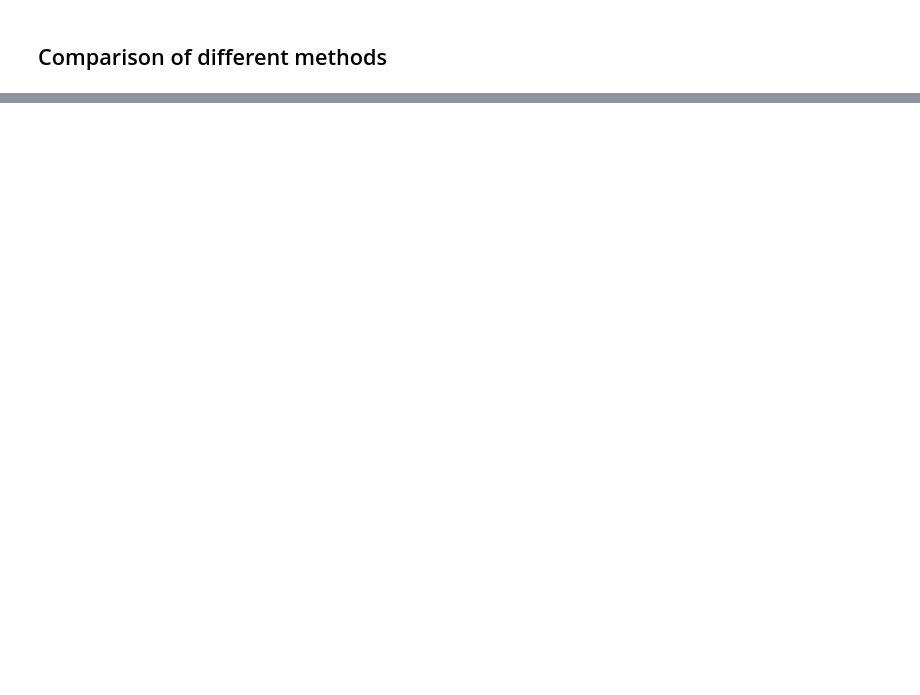
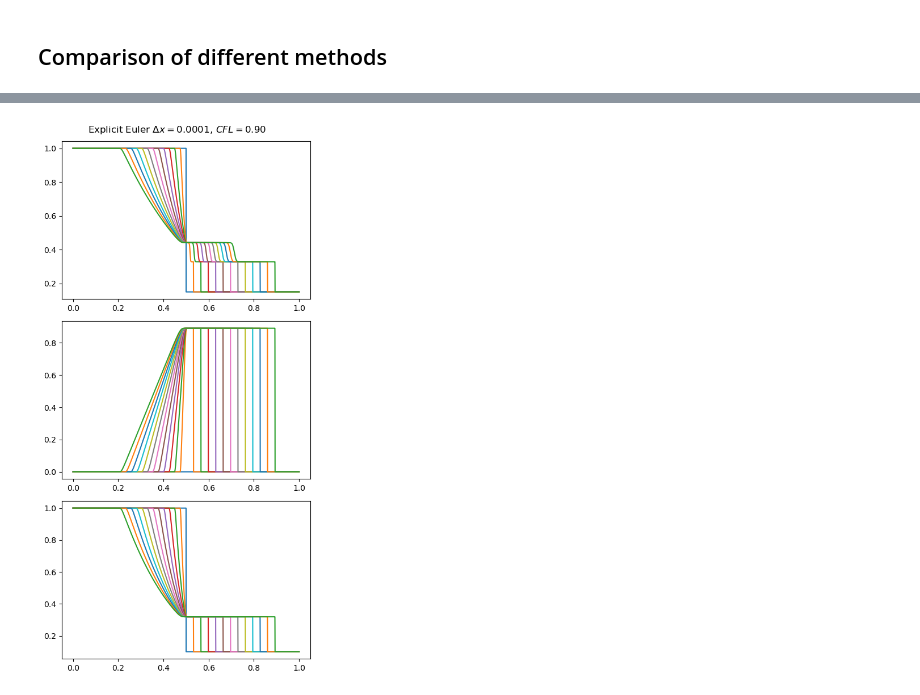
Before and after one commit to accdavlo/calcolo-scientifico, a Jupyter notebook: codes/solutions/hyperbolic_FD.ipynb, the cells around one changed output, grey strips where cells are left out. Saved outputs shown, nothing was run; the diff lists cells and outputs as text; code cells hidden in the pictures; blank space fills up the shorter version.

```diff
--- a/codes/solutions/hyperbolic_FD.ipynb
+++ b/codes/solutions/hyperbolic_FD.ipynb
@@ -274,0 +462,16 @@ Method =  Engquist_Osher
+# %%
+xx, un1 = EE_advection.evolve()
+
+fig,axs = plt.subplots(3,1,figsize=(5,10))
+for it, time in enumerate(EE_advection.times):
+    u_prim = problem.cons2prim(EE_advection.U_sol[it])
+    for ieq in range(3):
+        axs[ieq].plot(geom.xx, u_prim[ieq], label="Time = %1.3f"%time)
+
+ax1.legend()
+
+fig.suptitle(r"Explicit Euler $\Delta x=%1.4f, \, CFL=%1.2f$"%(geom.dx,EE_advection.CFL))
+plt.tight_layout()
+plt.show()
+# %% [output]
+[figure, added]
```
Also changed, not shown: parts of 10 cells of this notebook, 9 other files.
